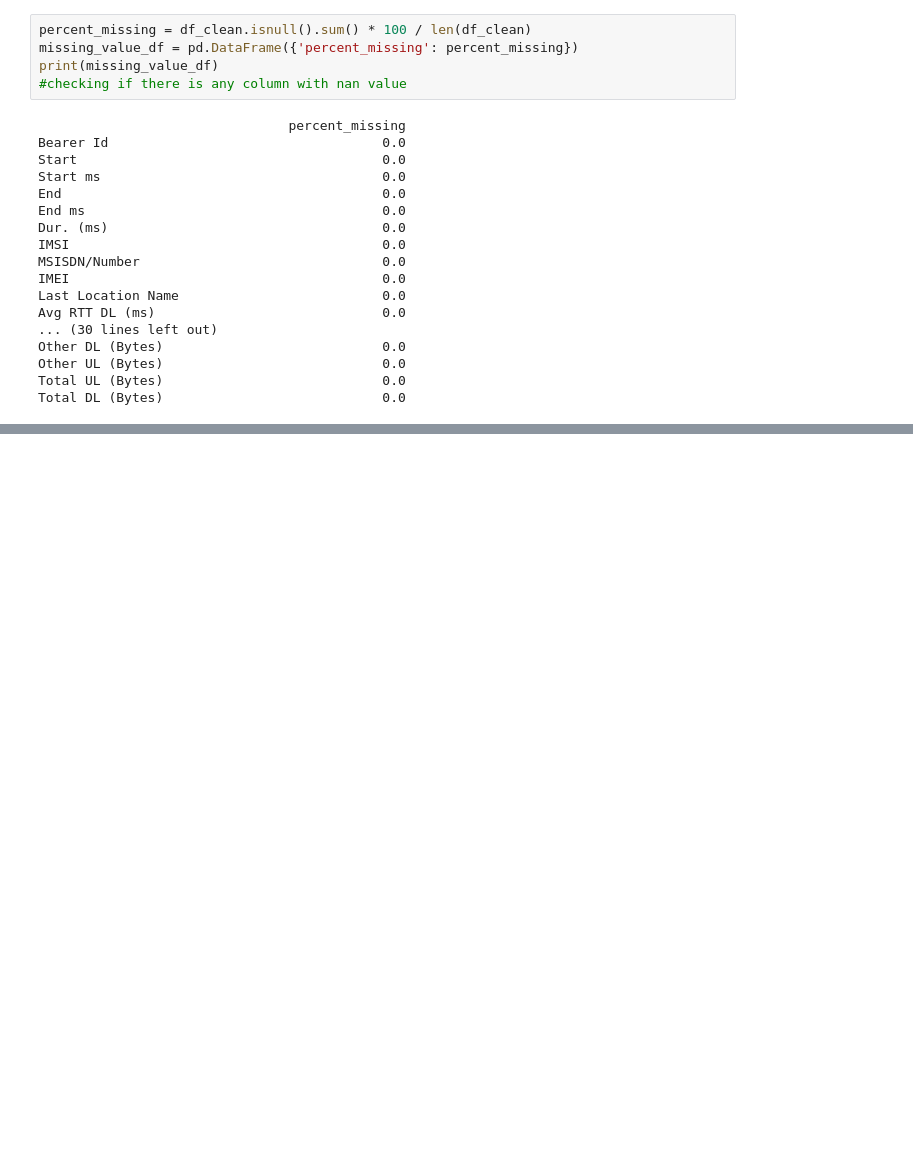
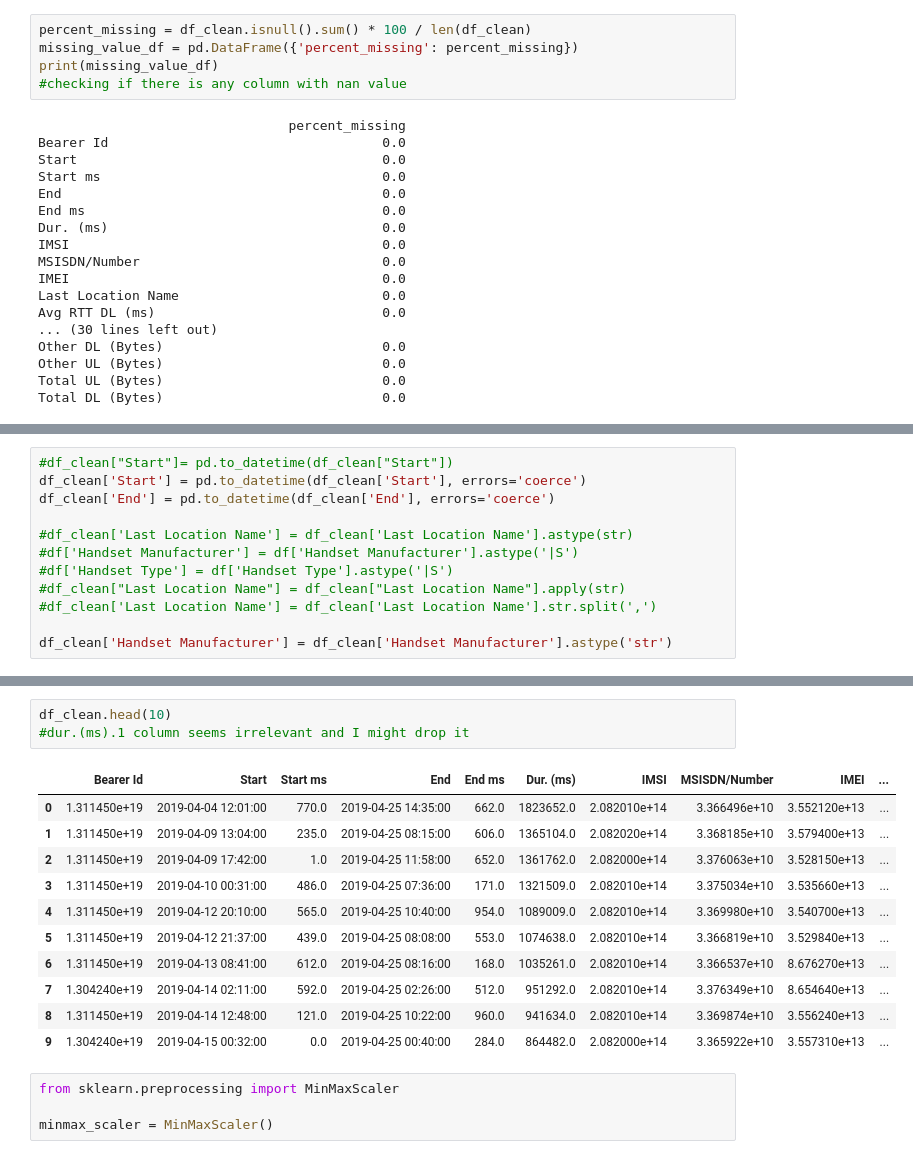
Before and after one commit to behigu/TellCo-Telecom-User-s-Data-Analysis, a Jupyter notebook: notebooks/Telco_telecom_user_data_analysis.ipynb, the cells around one changed output, grey strips where cells are left out. Drawn from its saved outputs; the diff is of its cells as text; blank space fills up the shorter version.

```diff
--- a/notebooks/Telco_telecom_user_data_analysis.ipynb
+++ b/notebooks/Telco_telecom_user_data_analysis.ipynb
@@ -211,0 +207,12 @@ df_clean.groupby('IMEI').aggregate({'Social Media DL (Bytes)':'min',
+# %%
+#df_clean["Start"]= pd.to_datetime(df_clean["Start"])
+df_clean['Start'] = pd.to_datetime(df_clean['Start'], errors='coerce')
+df_clean['End'] = pd.to_datetime(df_clean['End'], errors='coerce')
+
+#df_clean['Last Location Name'] = df_clean['Last Location Name'].astype(str)
+#df['Handset Manufacturer'] = df['Handset Manufacturer'].astype('|S')
+#df['Handset Type'] = df['Handset Type'].astype('|S')
+#df_clean["Last Location Name"] = df_clean["Last Location Name"].apply(str)
+#df_clean['Last Location Name'] = df_clean['Last Location Name'].str.split(',')
+
+df_clean['Handset Manufacturer'] = df_clean['Handset Manufacturer'].astype('str')
@@ -211,0 +239,19 @@ df_clean.groupby('IMEI').aggregate({'Social Media DL (Bytes)':'min',
+# %%
+df_clean.head(10)
+#dur.(ms).1 column seems irrelevant and I might drop it
+# %% [output]
+|  | Bearer Id | Start | Start ms | End | End ms | Dur. (ms) | IMSI | MSISDN/Number | IMEI | ... |
+| 0 | 1.311450e+19 | 2019-04-04 12:01:00 | 770.0 | 2019-04-25 14:35:00 | 662.0 | 1823652.0 | 2.082010e+14 | 3.366496e+10 | 3.552120e+13 | ... |
+| 1 | 1.311450e+19 | 2019-04-09 13:04:00 | 235.0 | 2019-04-25 08:15:00 | 606.0 | 1365104.0 | 2.082020e+14 | 3.368185e+10 | 3.579400e+13 | ... |
+| 2 | 1.311450e+19 | 2019-04-09 17:42:00 | 1.0 | 2019-04-25 11:58:00 | 652.0 | 1361762.0 | 2.082000e+14 | 3.376063e+10 | 3.528150e+13 | ... |
+| 3 | 1.311450e+19 | 2019-04-10 00:31:00 | 486.0 | 2019-04-25 07:36:00 | 171.0 | 1321509.0 | 2.082010e+14 | 3.375034e+10 | 3.535660e+13 | ... |
+| 4 | 1.311450e+19 | 2019-04-12 20:10:00 | 565.0 | 2019-04-25 10:40:00 | 954.0 | 1089009.0 | 2.082010e+14 | 3.369980e+10 | 3.540700e+13 | ... |
+| 5 | 1.311450e+19 | 2019-04-12 21:37:00 | 439.0 | 2019-04-25 08:08:00 | 553.0 | 1074638.0 | 2.082010e+14 | 3.366819e+10 | 3.529840e+13 | ... |
+| 6 | 1.311450e+19 | 2019-04-13 08:41:00 | 612.0 | 2019-04-25 08:16:00 | 168.0 | 1035261.0 | 2.082010e+14 | 3.366537e+10 | 8.676270e+13 | ... |
+| 7 | 1.304240e+19 | 2019-04-14 02:11:00 | 592.0 | 2019-04-25 02:26:00 | 512.0 | 951292.0 | 2.082010e+14 | 3.376349e+10 | 8.654640e+13 | ... |
+| 8 | 1.311450e+19 | 2019-04-14 12:48:00 | 121.0 | 2019-04-25 10:22:00 | 960.0 | 941634.0 | 2.082010e+14 | 3.369874e+10 | 3.556240e+13 | ... |
+| 9 | 1.304240e+19 | 2019-04-15 00:32:00 | 0.0 | 2019-04-25 00:40:00 | 284.0 | 864482.0 | 2.082000e+14 | 3.365922e+10 | 3.557310e+13 | ... |
+# %%
+from sklearn.preprocessing import MinMaxScaler
+
+minmax_scaler = MinMaxScaler()
```
Also changed, not shown: parts of 14 cells of this notebook.
